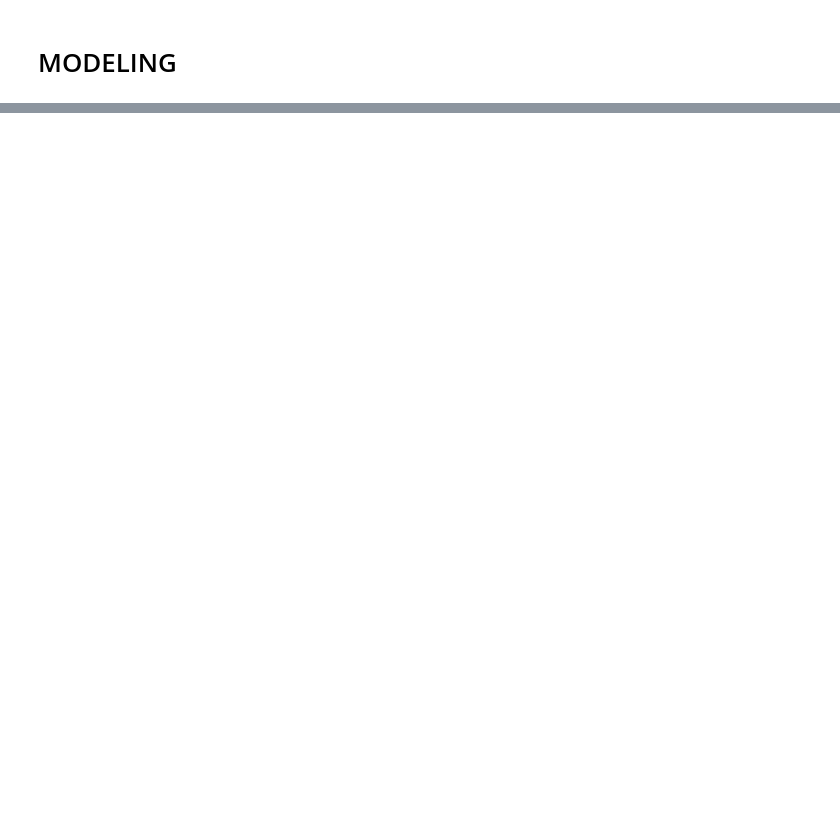
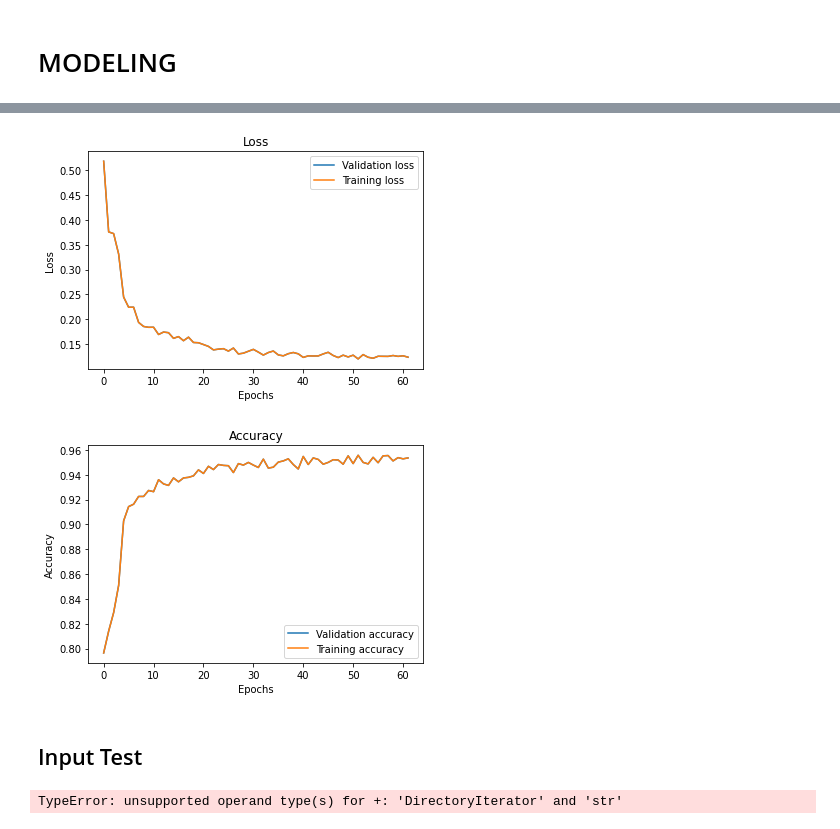
Before and after one commit to Cody-Freese/Pneumonia-Image-Classification, a Jupyter notebook: Project Notebook.ipynb, the cells around one changed output, grey strips where cells are left out. Cells and saved outputs as stored; diff of their text form; code cells hidden in the pictures; blank space fills up the shorter version.

```diff
--- a/Project Notebook.ipynb
+++ b/Project Notebook.ipynb
@@ -393,7 +392,7 @@ train_datagen = ImageDataGenerator(
         shear_range=0.05,
         horizontal_flip=True,
         fill_mode="nearest",
-        validation_split=0)
+        validation_split=0.2)
 
 val_datagen = ImageDataGenerator(rescale=1 / 255.0)
 
@@ -409,11 +408,12 @@ train_generator = train_datagen.flow_from_directory(
     shuffle=True,
     seed=7539541
 )
-valid_generator = val_datagen.flow_from_directory(
+valid_generator = train_datagen.flow_from_directory(
     directory=val_path,
     target_size=(img_width, img_height),
     batch_size=batch_size,
     class_mode="binary",
+    subset='validation',
     shuffle=True,
     seed=7539541
 )
@@ -551,0 +582,16 @@ results_test
+# %%
+checkpoint = tf.keras.callbacks.ModelCheckpoint("",
+                                                monitor="loss",
+                                                save_best_only=True)
+early_stopping = tf.keras.callbacks.EarlyStopping(patience=10,
+                                                  monitor="loss",
+                                                  restore_best_weights=True)
+# %%
+model_with_callbacks = model.fit(
+    train_generator,
+    steps_per_epoch=train_generator.n//train_generator.batch_size,
+    epochs=100,
+    validation_data=valid_generator,
+    validation_steps = valid_generator.n//valid_generator.batch_size,
+    callbacks=[checkpoint, early_stopping, lr_scheduler]
+)
@@ -552,26 +616,35 @@ results_test
+# %%
+visualize_training_results(model_with_callbacks)
+# %% [output]
+[figure, added]
+[figure, added]
+# %% [markdown]
+## Input Test
 # %%
-# #Input Test
-# rand_img = np.random.choice(0, len(os.listdir(valid_generator +'/'+ 'val/PNEUMONIA/')))
-# rand_img_path = valid_generator + '/'+'val/PNEUMONIA/' + os.listdir(valid_generator +'/'+ 'val/PNEUMONIA/')[rand_img]
+#Input Test
+rand_img = np.random.choice(0, len(os.listdir(valid_generator +'/'+ 'val/PNEUMONIA/')))
+rand_img_path = valid_generator + '/'+'val/PNEUMONIA/' + os.listdir(valid_generator +'/'+ 'val/PNEUMONIA/')[rand_img]
 
-# img = plt.imread(rand_img_path)
-# img = cv2.resize(img, (img_size, img_size))
-# img = np.dstack([img, img, img])
-# img = img.astype('float32') / 255
-# result = model.predict(np.expand_dims(image.img_to_array(img), axis = 0))
+img = plt.imread(rand_img_path)
+img = cv2.resize(img, (img_size, img_size))
+img = np.dstack([img, img, img])
+img = img.astype('float32') / 255
+result = model.predict(np.expand_dims(image.img_to_array(img), axis = 0))
 
-# if result[0][0] >0.5:
-#   prediction = 'Pnuemonia'
-# else:
-#   prediction = 'Normal'
+if result[0][0] >0.5:
+  prediction = 'Pnuemonia'
+else:
+  prediction = 'Normal'
 
-# print(f'Predicted : ' + prediction)
-# print ('Actual : Pnuemonia')
+print(f'Predicted : ' + prediction)
+print ('Actual : Pnuemonia')
 
-# image = plt.imread(rand_img_path)
-# plt.imshow(image)
-# plt.title('Pneumonia')
-# plt.imshow(image, cmap = 'gray')
+image = plt.imread(rand_img_path)
+plt.imshow(image)
+plt.title('Pneumonia')
+plt.imshow(image, cmap = 'gray')
+# %% [output]
+TypeError: unsupported operand type(s) for +: 'DirectoryIterator' and 'str'
 # %%
 predict_image('../Image-Classification/chest_xray/val/NORMAL/NORMAL2-IM-1427-0001.jpeg')
 # %%
```
Also changed, not shown: parts of 26 cells of this notebook, 1 other file.
